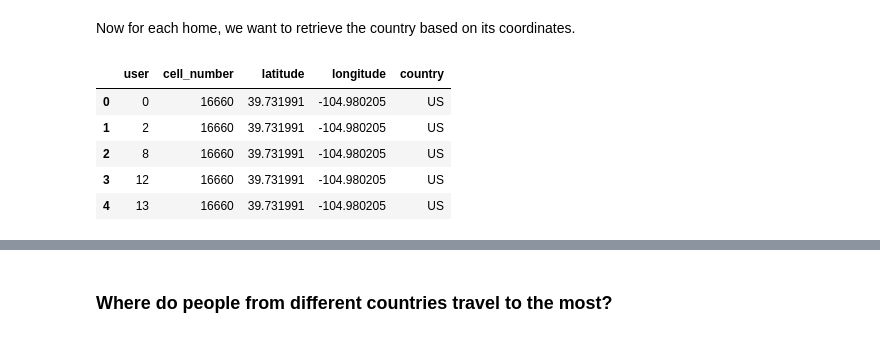
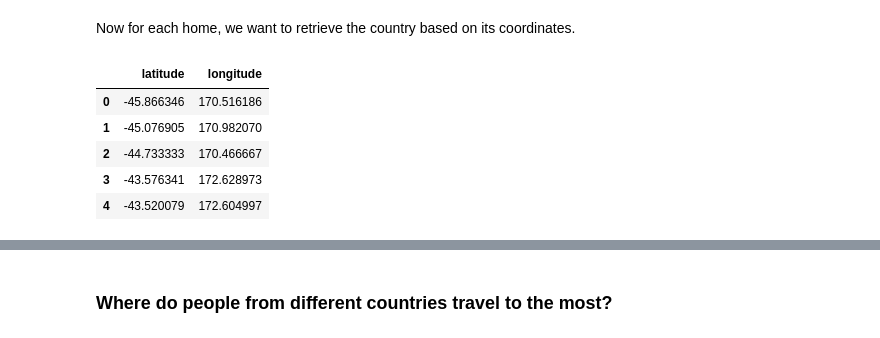
Before and after one commit to epfl-ada/ada-2020-project-milestone-p3-p3_pia, a Jupyter notebook: extension_analysis.ipynb, the cells around one changed output, grey strips where cells are left out. Drawn from its saved outputs; the diff is of its cells as text; code cells hidden in the pictures.

```diff
--- a/extension_analysis.ipynb
+++ b/extension_analysis.ipynb
@@ -178,3 +207,12 @@ homes_countries_b = homes_countries_b[['latitude', 'longitude']].groupby(['latit
+# %%
+homes_countries_b.head()
+# %% [output]
+|  | latitude | longitude |
+| 0 | -45.866346 | 170.516186 |
+| 1 | -45.076905 | 170.982070 |
+| 2 | -44.733333 | 170.466667 |
+| 3 | -43.576341 | 172.628973 |
+| 4 | -43.520079 | 172.604997 |
 # %%
 def retrieve_country(lat, lon):
     return reverse_geocoder.search((lat, lon))[0]['cc']
@@ -188,10 +224,0 @@ homes_countries_b.to_pickle('homes_countries_b.pkl')
-# %%
-homes_b = homes_b.merge(homes_countries_b, on=['latitude', 'longitude'])
-homes_b.head()
-# %% [output]
-|  | user | cell_number | latitude | longitude | country |
-| 0 | 0 | 16660 | 39.731991 | -104.980205 | US |
-| 1 | 2 | 16660 | 39.731991 | -104.980205 | US |
-| 2 | 8 | 16660 | 39.731991 | -104.980205 | US |
-| 3 | 12 | 16660 | 39.731991 | -104.980205 | US |
-| 4 | 13 | 16660 | 39.731991 | -104.980205 | US |
```
Also changed, not shown: parts of 26 cells of this notebook.
